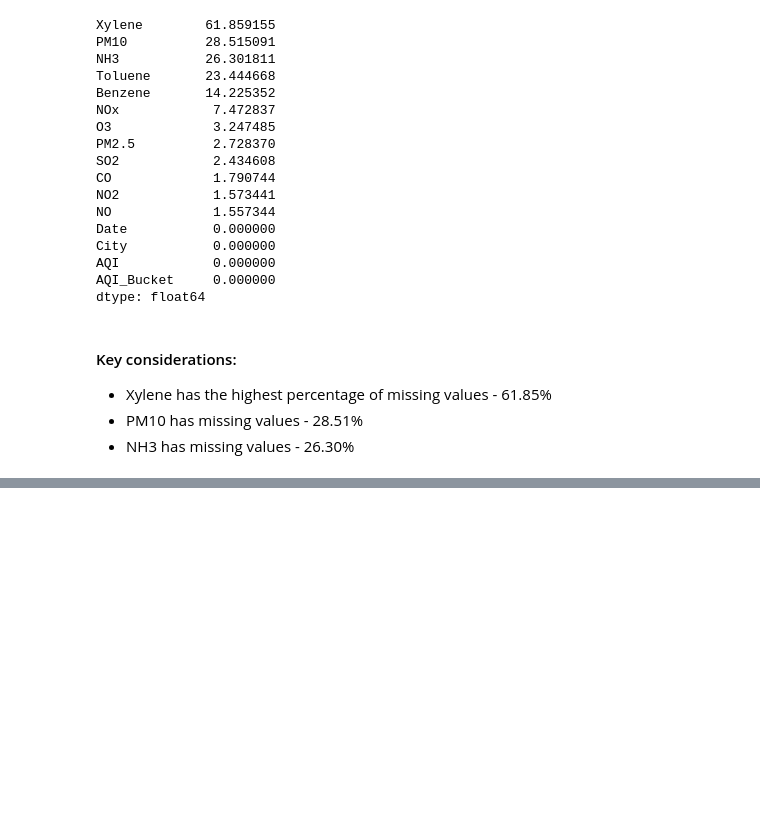
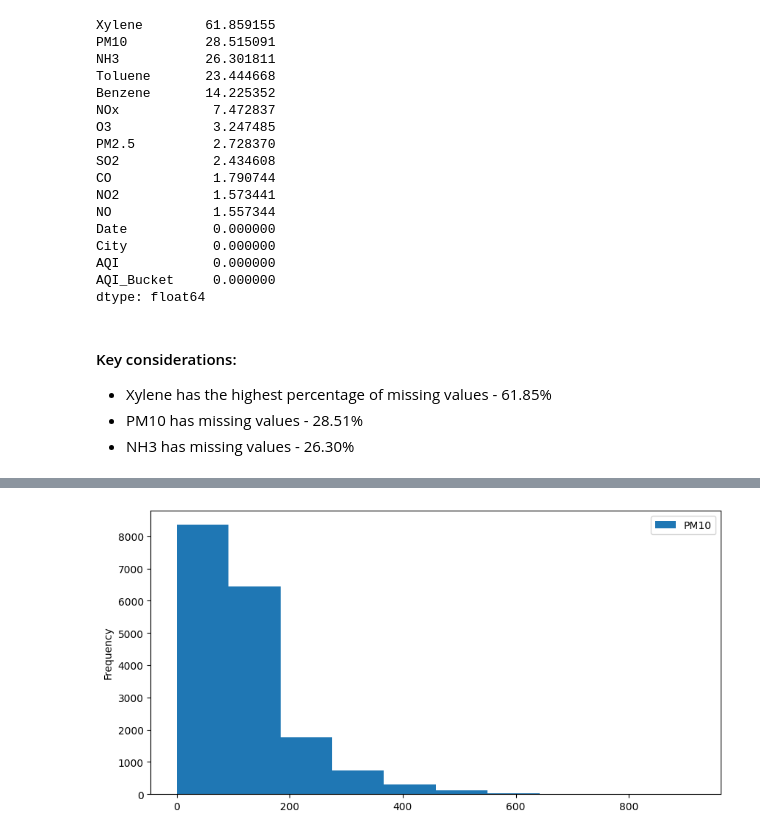
Before and after one commit to Bikram-Khelo/Air-Quality-Index-Prediction-AICTE-Cycle-4, a Jupyter notebook: AQI Prediction Model.ipynb, the cells around one changed output, grey strips where cells are left out. Saved outputs shown, nothing was run; the diff lists cells and outputs as text; code cells hidden in the pictures; blank space fills up the shorter version.

```diff
--- a/AQI Prediction Model.ipynb
+++ b/AQI Prediction Model.ipynb
@@ -152,0 +169,7 @@ dtype: float64
+# %%
+#Univariate analysis
+df['PM10'].plot(kind = 'hist', figsize=(10,5))
+plt.legend()
+plt.show()
+# %% [output]
+[figure, added]
```
Also changed, not shown: parts of 38 cells of this notebook.
